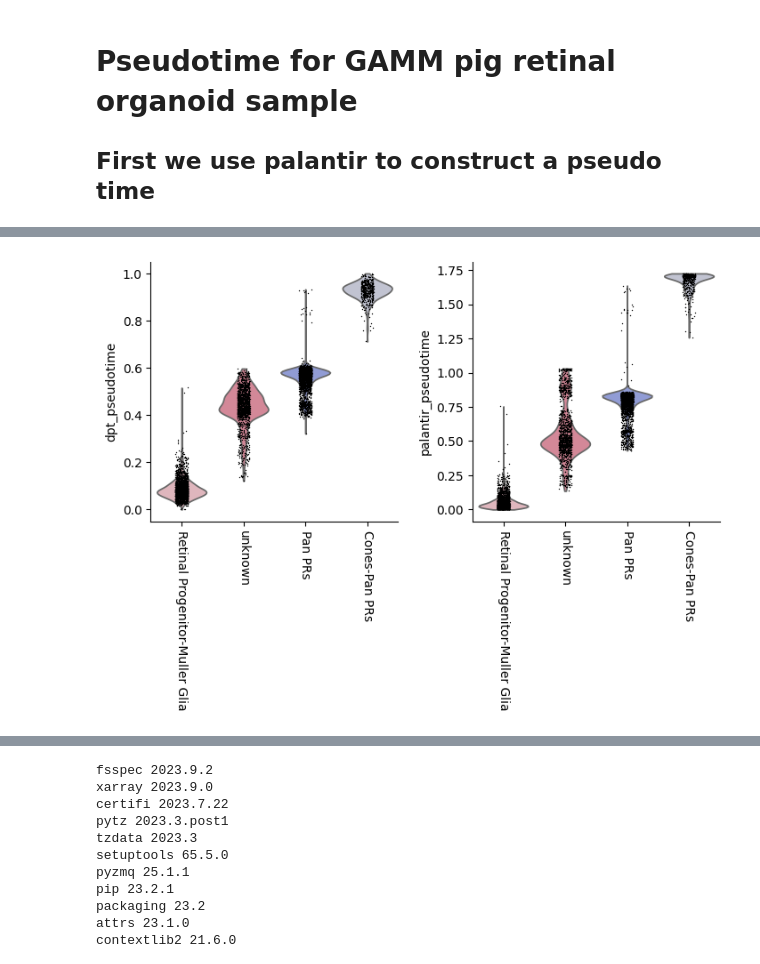
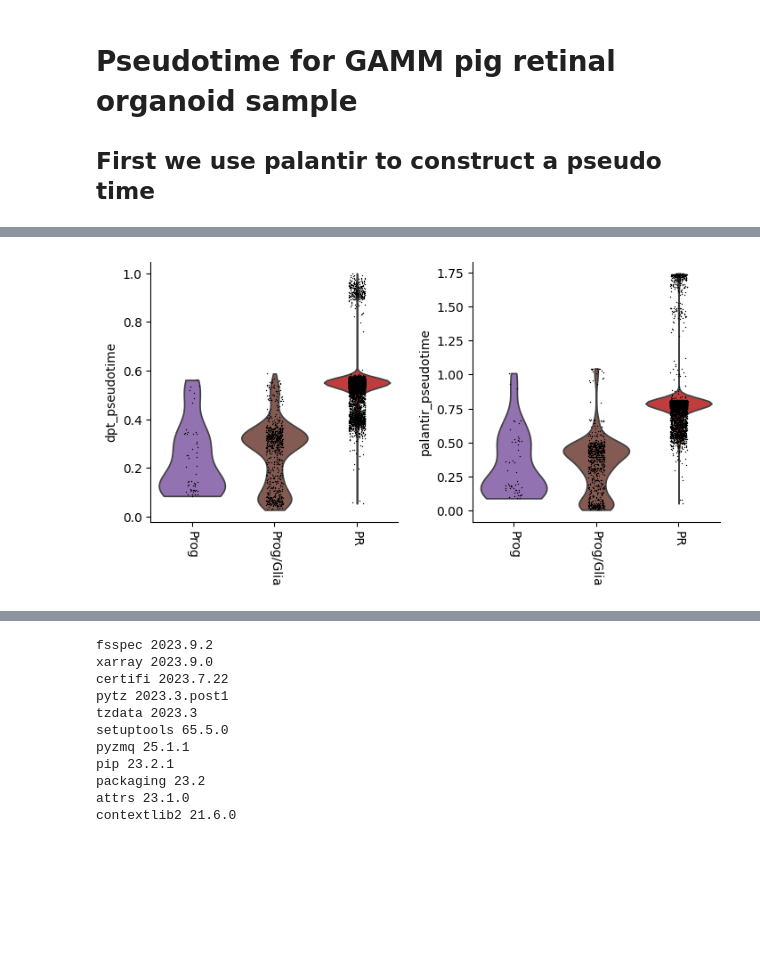
Before and after one commit to stewart-lab/scRNAseq_library, a Jupyter notebook: sc_pipeline/src/pseudotime_GAMM.ipynb, the cells around one changed output, grey strips where cells are left out. Saved outputs shown, nothing was run; the diff lists cells and outputs as text; code cells hidden in the pictures; blank space fills up the shorter version.

```diff
--- a/sc_pipeline/src/pseudotime_GAMM.ipynb
+++ b/sc_pipeline/src/pseudotime_GAMM.ipynb
@@ -27,11 +27,19 @@ warnings.filterwarnings(
 
 # Inline plotting
 %matplotlib inline
+
+# variables
+DATA_DIR = "/Users/bmoore/Desktop/scRNAseq/GAMM/human_ref/output_seurat_mapping_20230913_100651_cc/"
+ADATA_FILE = "gamms2_cca_pred.h5ad"
+ANNOT_TYPE = "seurat_map" # "seurat_map", "clustifyr", "manual"
+NC = 8 # number of components
 # %%
 # load data
 ## note- data was previously converted from seurat object to anndata object
 
-data_dir = os.path.expanduser("/Users/bmoore/Desktop/scRNAseq/GAMM/GAMM_S2/output_20230830_155530/")
-adata = sc.read_h5ad(data_dir + "gamms2_clustifyr.h5ad")
+# data_dir = os.path.expanduser("/Users/bmoore/Desktop/scRNAseq/GAMM/GAMM_S2/output_20230830_155530/")
+# adata = sc.read_h5ad(data_dir + "gamms2_clustifyr.h5ad")
+data_dir = os.path.expanduser(DATA_DIR)
+adata = sc.read_h5ad(data_dir + ADATA_FILE)
 adata
 # %% [output]
@@ -257,12 +314,12 @@ adata.obsm['X_diffmap'][:, 3].argmax()
 # %%
 # visualize and set root
-root_ixs = 9853  # has been found using `adata.obsm['X_diffmap'][:, 3].argmax()`
+root_ixs = 3507  # 9853 for manual/clustifyr
 scv.pl.scatter(
     adata,
     basis="diffmap",
-    c=['CellType', root_ixs], # clustifyr_call_consol_type
+    c=['predicted.celltype', root_ixs], # clustifyr_call_consol_type, CellType
     legend_loc="right",
-    components=["2, 3"],
+    components=["2, 4"],
 )
 
 adata.uns["iroot"] = root_ixs
@@ -282,37 +339,82 @@ sc.pl.embedding(
 # %%
 # plot trajectory
-cone_trajectory = ["Retinal Progenitor-Muller Glia","unknown","Pan PRs","Cones-Pan PRs"] #["Retinal Prog", "Pan PRs", "Cones"]
-bipolar_trajectory = ["Retinal Progenitor-Muller Glia","unknown","Bipolar Cells","Bipolar Cells-Ganglion cell"] #["Retinal Prog", "Muller Glia", "Bipolar Cells"]
-rod_trajectory = ["Retinal Progenitor-Muller Glia","Muller Glia-PanPRs-Rods","Pan PRs","Pan PRs-Rods"] #["Retinal Prog", "Pan PRs", "Pan PRs-Rods"]
+# cone_trajectory = ["Retinal Progenitor-Muller Glia","unknown","Pan PRs","Cones-Pan PRs"] #["Retinal Prog", "Pan PRs", "Cones"]
+# bipolar_trajectory = ["Retinal Progenitor-Muller Glia","unknown","Bipolar Cells","Bipolar Cells-Ganglion cell"] #["Retinal Prog", "Muller Glia", "Bipolar Cells"]
+# rod_trajectory = ["Retinal Progenitor-Muller Glia","Muller Glia-PanPRs-Rods","Pan PRs","Pan PRs-Rods"] #["Retinal Prog", "Pan PRs", "Pan PRs-Rods"]
+# seurat mapping
+pr_trajectory = ["Prog","Prog/Glia","PR"]
+bipolar_trajectory = ["Prog","Prog/Glia","BC"]
+img_trajectory = ["Prog","Prog/Glia","iMG"]
+ac_trajectory = ["Prog","Prog/Glia","AC"]
 
-# plot the cone trajectory
-mask = np.in1d(adata.obs["CellType"], cone_trajectory) # clustifyr_call_consol_type
+# # plot the cone trajectory
+# mask = np.in1d(adata.obs["CellType"], cone_trajectory) # clustifyr_call_consol_type
+# sc.pl.violin(
+#     adata[mask],
+#     keys=["dpt_pseudotime", "palantir_pseudotime"],
+#     groupby="CellType",                                # clustifyr_call_consol_type
+#     rotation=-90,
+#     order=cone_trajectory,
+# )
+
+# # plot the bipolar trajectory
+# mask = np.in1d(adata.obs["CellType"], bipolar_trajectory) # clustifyr_call_consol_type
+# sc.pl.violin(
+#     adata[mask],
+#     keys=["dpt_pseudotime", "palantir_pseudotime"],
+#     groupby="CellType",                           # clustifyr_call_consol_type
+#     rotation=-90,
+#     order=bipolar_trajectory,
+# )
+
+# # plot the rod trajectory
+# mask = np.in1d(adata.obs["CellType"], rod_trajectory)
+# sc.pl.violin(
+#     adata[mask],
+#     keys=["dpt_pseudotime", "palantir_pseudotime"],
+#     groupby="CellType",
+#     rotation=-90,
+#     order=rod_trajectory,
+# )
+
+# plot the PR trajectory
+mask = np.in1d(adata.obs["predicted.celltype"], pr_trajectory)
 sc.pl.violin(
     adata[mask],
     keys=["dpt_pseudotime", "palantir_pseudotime"],
-    groupby="CellType",                                # clustifyr_call_consol_type
+    groupby="predicted.celltype",
     rotation=-90,
-    order=cone_trajectory,
+    order=pr_trajectory,
 )
 
 # plot the bipolar trajectory
-mask = np.in1d(adata.obs["CellType"], bipolar_trajectory) # clustifyr_call_consol_type
+mask = np.in1d(adata.obs["predicted.celltype"], bipolar_trajectory)
 sc.pl.violin(
     adata[mask],
     keys=["dpt_pseudotime", "palantir_pseudotime"],
-    groupby="CellType",                           # clustifyr_call_consol_type
+    groupby="predicted.celltype",
     rotation=-90,
     order=bipolar_trajectory,
 )
 
-# plot the rod trajectory
-mask = np.in1d(adata.obs["CellType"], rod_trajectory)
+# plot the iMG trajectory
+mask = np.in1d(adata.obs["predicted.celltype"], img_trajectory)
 sc.pl.violin(
     adata[mask],
     keys=["dpt_pseudotime", "palantir_pseudotime"],
-    groupby="CellType",
+    groupby="predicted.celltype",
     rotation=-90,
-    order=rod_trajectory,
+    order=img_trajectory,
 )
+
+# plot the AC trajectory
+mask = np.in1d(adata.obs["predicted.celltype"], ac_trajectory)
+sc.pl.violin(
+    adata[mask],
+    keys=["dpt_pseudotime", "palantir_pseudotime"],
+    groupby="predicted.celltype",
+    rotation=-90,
+    order=ac_trajectory,
+)
 # %% [output]
-[figure, old version]
+[figure, new version]
```
Also changed, not shown: parts of 22 cells of this notebook, 1 other file.
